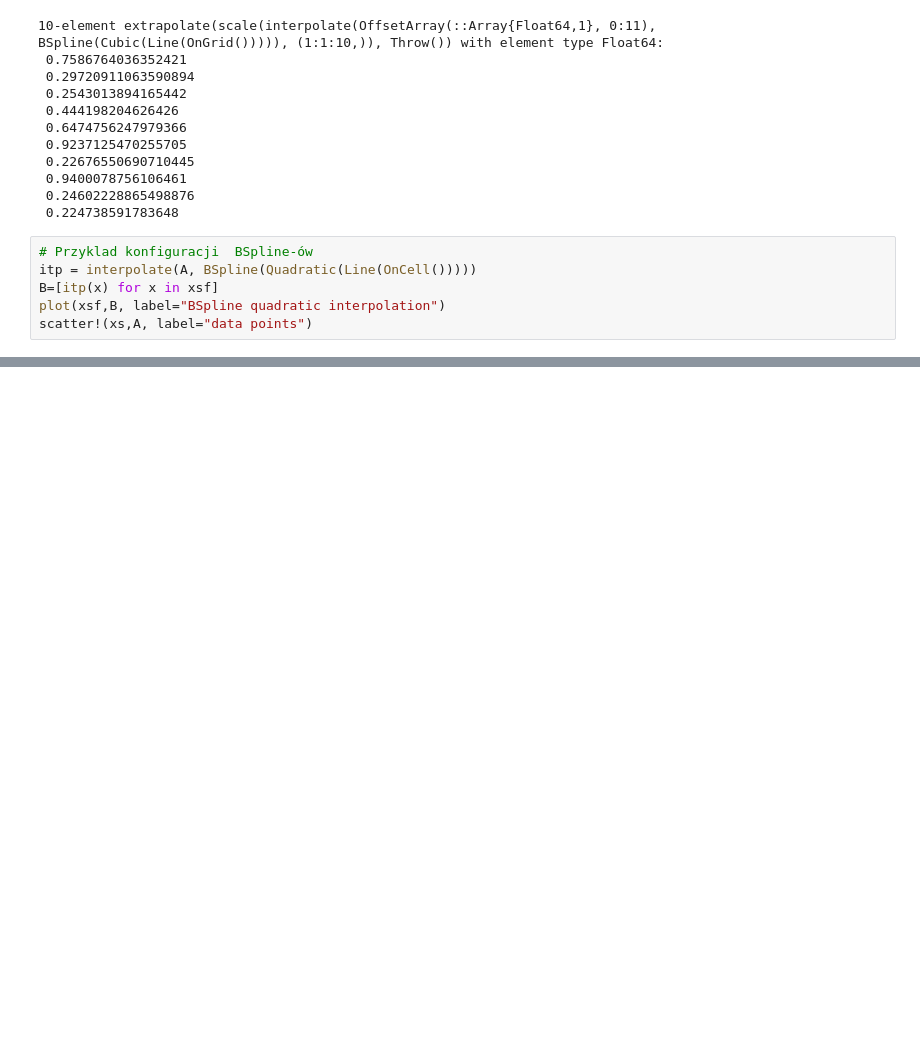
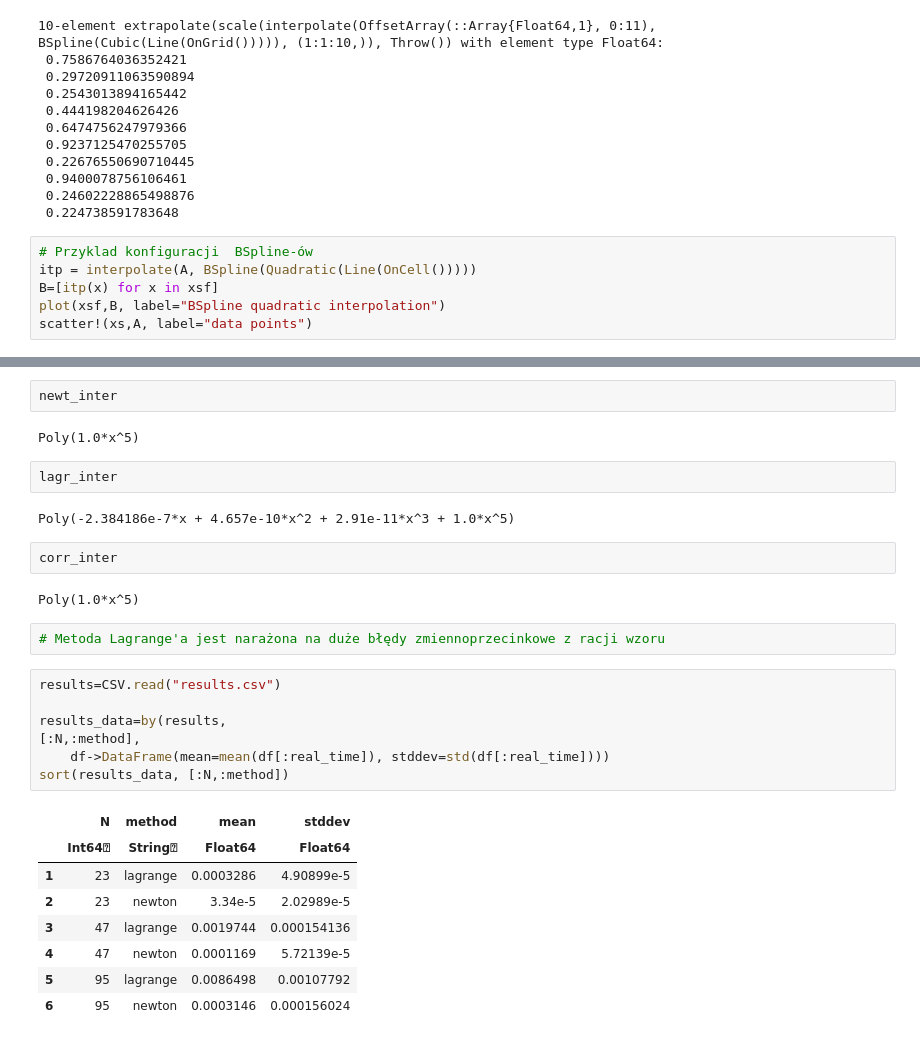
Before and after one commit to ljaneczk/MOwNiT2, a Jupyter notebook: lab6/lab6_interpolacja.ipynb, the cells around one changed output, grey strips where cells are left out. Saved outputs shown, nothing was run; the diff lists cells and outputs as text; blank space fills up the shorter version.

Commit message:
Added methods results

```diff
--- a/lab6/lab6_interpolacja.ipynb
+++ b/lab6/lab6_interpolacja.ipynb
@@ -94,0 +94,30 @@ funkcji <i> gsl_interp_polynomial</i> z pakietu <a href="https://www.gnu.org/sof
+# %%
+newt_inter
+# %% [output]
+Poly(1.0*x^5)
+# %%
+lagr_inter
+# %% [output]
+Poly(-2.384186e-7*x + 4.657e-10*x^2 + 2.91e-11*x^3 + 1.0*x^5)
+# %%
+corr_inter
+# %% [output]
+Poly(1.0*x^5)
+# %%
+# Metoda Lagrange'a jest narażona na duże błędy zmiennoprzecinkowe z racji wzoru
+# %%
+results=CSV.read("results.csv")
+
+results_data=by(results,
+[:N,:method],
+    df->DataFrame(mean=mean(df[:real_time]), stddev=std(df[:real_time])))
+sort(results_data, [:N,:method])
+# %% [output]
+|  | N | method | mean | stddev |
+|  | Int64⍰ | String⍰ | Float64 | Float64 |
+| 1 | 23 | lagrange | 0.0003286 | 4.90899e-5 |
+| 2 | 23 | newton | 3.34e-5 | 2.02989e-5 |
+| 3 | 47 | lagrange | 0.0019744 | 0.000154136 |
+| 4 | 47 | newton | 0.0001169 | 5.72139e-5 |
+| 5 | 95 | lagrange | 0.0086498 | 0.00107792 |
+| 6 | 95 | newton | 0.0003146 | 0.000156024 |
```
Also changed, not shown: parts of 4 cells of this notebook, 5 other files.
